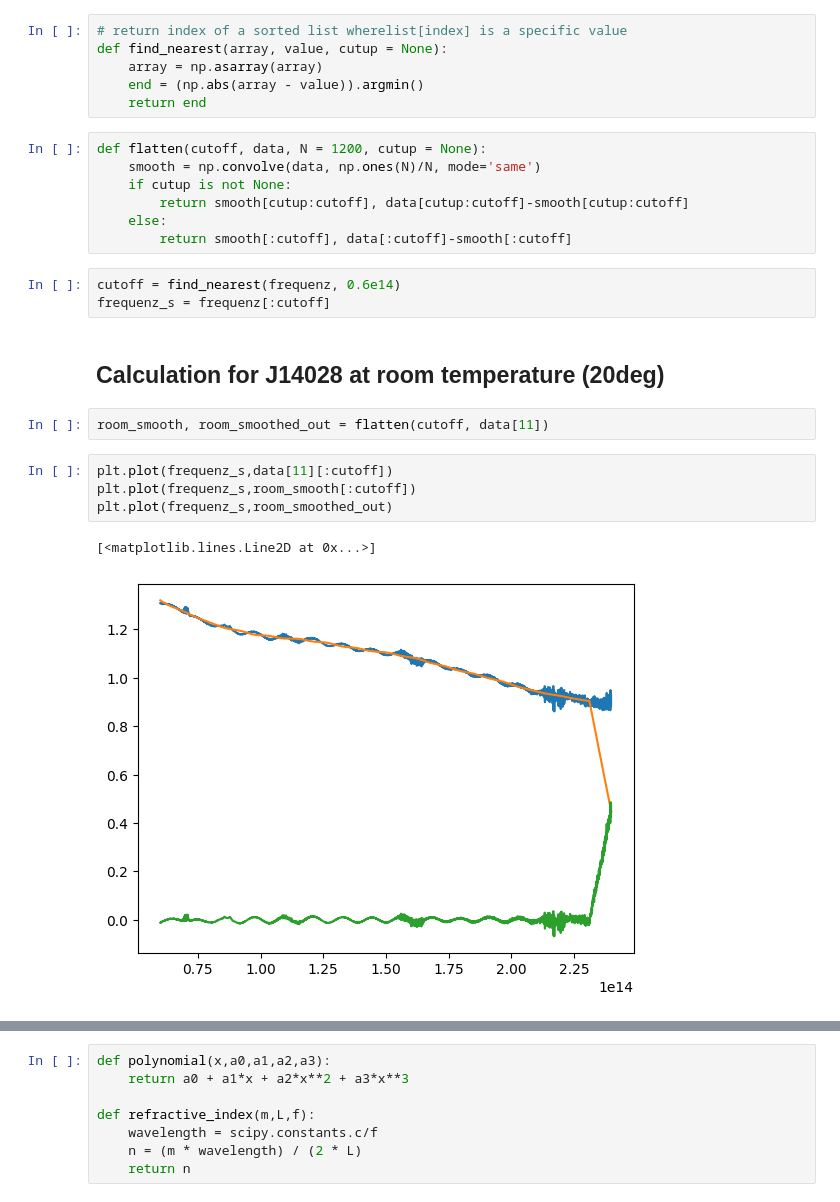
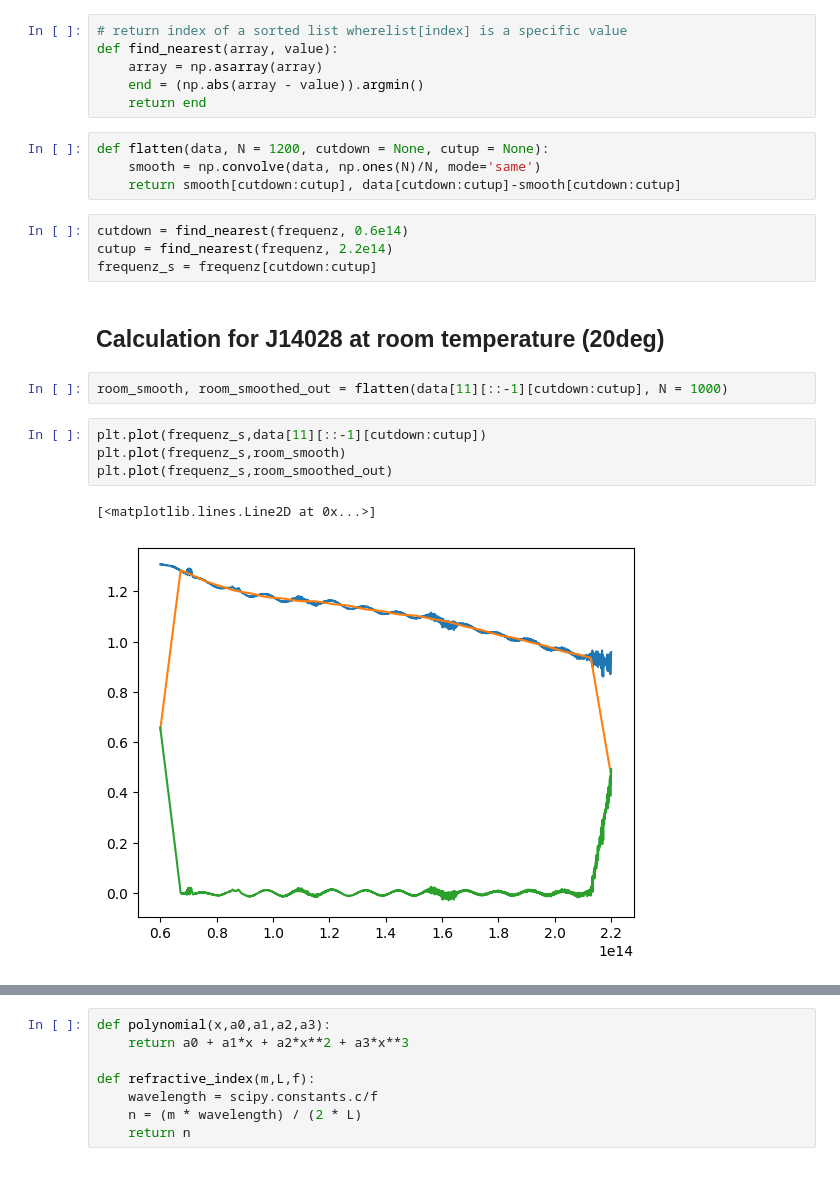
Before and after one commit to alexburg14/Fabry-Perot, a Jupyter notebook: calc_refractive/J140228.ipynb, the cells around one changed output, grey strips where cells are left out. Saved outputs shown, nothing was run; the diff lists cells and outputs as text.

```diff
--- a/calc_refractive/J140228.ipynb
+++ b/calc_refractive/J140228.ipynb
@@ -34,27 +34,25 @@ array([1.25009849e-06, 1.25017385e-06, 1.25024921e-06, ...,
 # %%
 # return index of a sorted list wherelist[index] is a specific value
-def find_nearest(array, value, cutup = None):
+def find_nearest(array, value):
     array = np.asarray(array)
     end = (np.abs(array - value)).argmin()
     return end
 # %%
-def flatten(cutoff, data, N = 1200, cutup = None):
+def flatten(data, N = 1200, cutdown = None, cutup = None):
     smooth = np.convolve(data, np.ones(N)/N, mode='same')
-    if cutup is not None:
-        return smooth[cutup:cutoff], data[cutup:cutoff]-smooth[cutup:cutoff]
-    else:
-        return smooth[:cutoff], data[:cutoff]-smooth[:cutoff]
+    return smooth[cutdown:cutup], data[cutdown:cutup]-smooth[cutdown:cutup]
 # %%
-cutoff = find_nearest(frequenz, 0.6e14)
-frequenz_s = frequenz[:cutoff]
+cutdown = find_nearest(frequenz, 0.6e14)
+cutup = find_nearest(frequenz, 2.2e14)
+frequenz_s = frequenz[cutdown:cutup]
 # %% [markdown]
 ## Calculation for J14028 at room temperature (20deg)
 # %%
-room_smooth, room_smoothed_out = flatten(cutoff, data[11])
+room_smooth, room_smoothed_out = flatten(data[11][::-1][cutdown:cutup], N = 1000)
 # %%
-plt.plot(frequenz_s,data[11][:cutoff])
-plt.plot(frequenz_s,room_smooth[:cutoff])
+plt.plot(frequenz_s,data[11][::-1][cutdown:cutup])
+plt.plot(frequenz_s,room_smooth)
 plt.plot(frequenz_s,room_smoothed_out)
 # %% [output]
 [<matplotlib.lines.Line2D at 0x...>]
-[figure, old version]
+[figure, new version]
```
Also changed, not shown: parts of 40 cells of this notebook, 1 other file.
